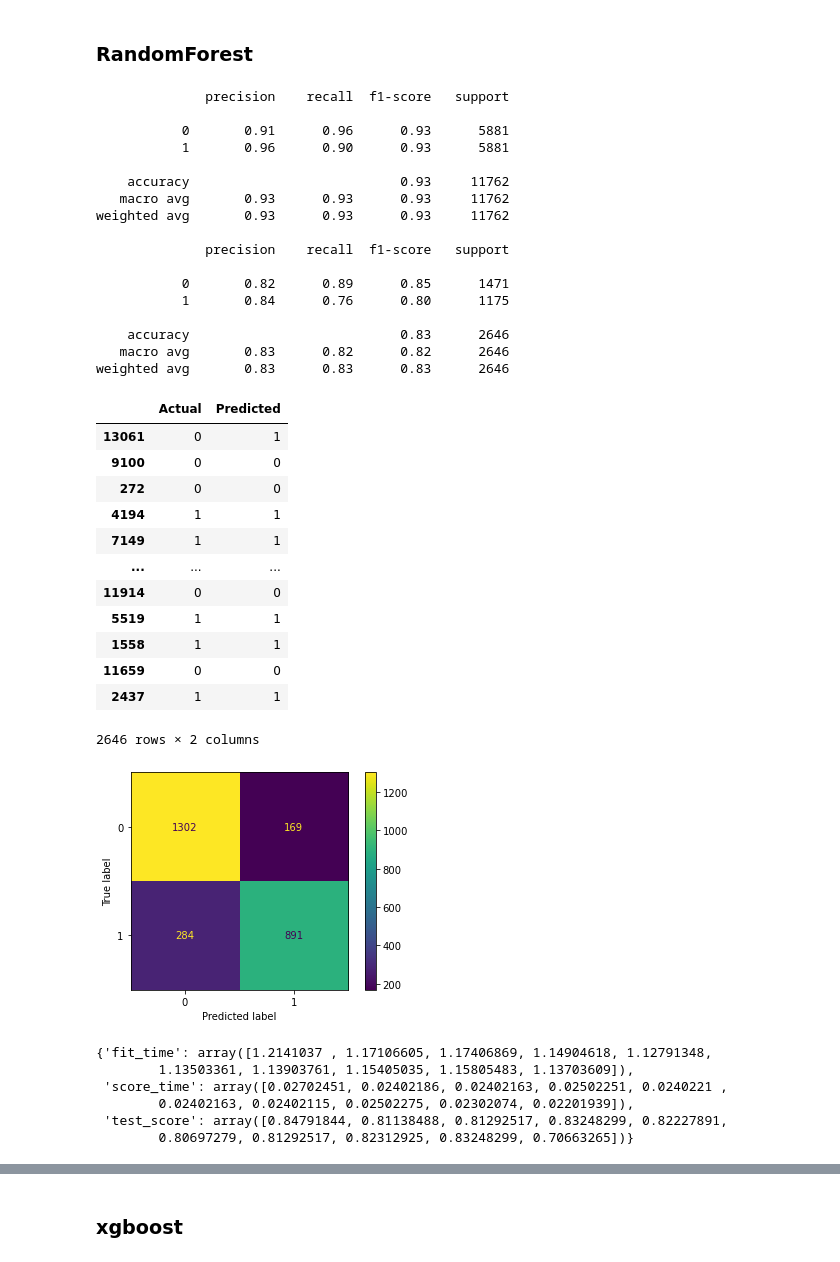
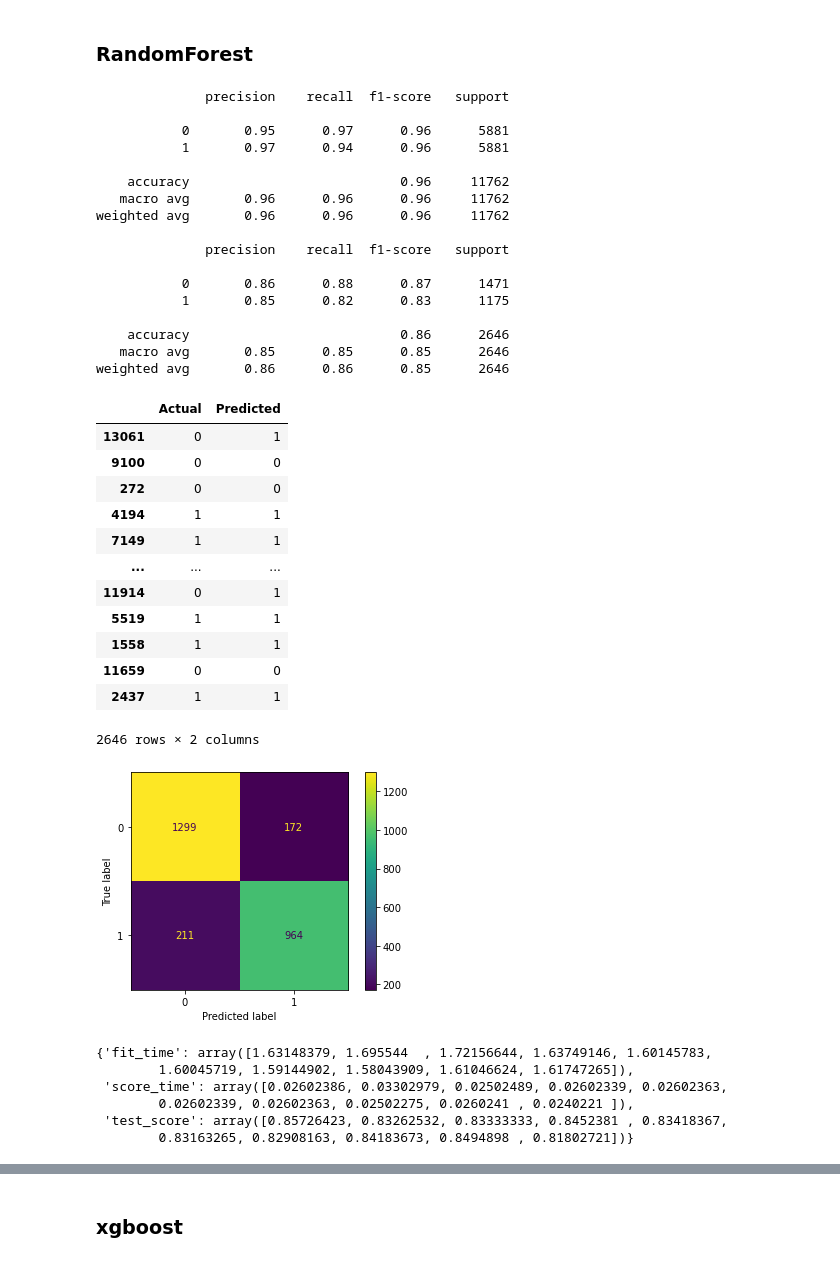
Before and after one commit to Yousef-Nasr/Zomato-Classification, a Jupyter notebook: notebooks/trainModelClassification.ipynb, the cells around one changed output, grey strips where cells are left out. Cells and saved outputs as stored; diff of their text form; code cells hidden in the pictures.

```diff
--- a/notebooks/trainModelClassification.ipynb
+++ b/notebooks/trainModelClassification.ipynb
@@ -22,4 +22,7 @@ df
 13227 rows × 199 columns
+# %%
+df['online_order'] = df['online_order'].apply(lambda x: 1 if x == 'Yes' else 0)
+df['book_table'] = df['book_table'].apply(lambda x: 1 if x == 'Yes' else 0)
 # %%
 x = df.drop(['rate', 'url'], axis=1)
 y = df['rate']
@@ -33,7 +36,7 @@ from sklearn.preprocessing import OneHotEncoder
 ohe = OneHotEncoder(drop='first')
 cat_data = ohe.fit_transform(x[cat]).toarray()
 # %%
-x = pd.concat([x[numeric], pd.DataFrame(cat_data, columns=ohe.get_feature_names(cat))], axis=1)
+x = pd.concat([x[numeric], pd.DataFrame(cat_data, columns=ohe.get_feature_names_out(cat))], axis=1)
 # %%
 from sklearn.model_selection import train_test_split
 
@@ -106,41 +109,41 @@ weighted avg       0.83      0.83      0.83      2646
 # %%
 from sklearn.ensemble import RandomForestClassifier
 #rf = RandomForestClassifier(max_depth=15, random_state=42, n_estimators=100,min_samples_leaf=4, min_samples_split=2, max_features='sqrt')
-rf = RandomForestClassifier( random_state=42, n_estimators=100, max_depth=25, min_samples_leaf=1, max_features='log2', bootstrap=True)
+rf = RandomForestClassifier( random_state=42, n_estimators=100, max_depth=25, min_samples_leaf=1)
 #rf = RandomForestClassifier()
 rf.fit(x_train_scaled,y_train)
 y_pred_rf = rf.predict(x_test_scaled)
 print(classification_report(y_train, rf.predict(x_train_scaled)))
 print(classification_report(y_test, y_pred_rf))
 plot_confusion_matrix(rf, x_test_scaled, y_test)
 rf_dataframe = pd.DataFrame({'Actual': y_test, 'Predicted': y_pred_rf})
 rf_dataframe
 # %% [output]
               precision    recall  f1-score   support
 
-           0       0.91      0.96      0.93      5881
-           1       0.96      0.90      0.93      5881
+           0       0.95      0.97      0.96      5881
+           1       0.97      0.94      0.96      5881
 
-    accuracy                           0.93     11762
-   macro avg       0.93      0.93      0.93     11762
-weighted avg       0.93      0.93      0.93     11762
+    accuracy                           0.96     11762
+   macro avg       0.96      0.96      0.96     11762
+weighted avg       0.96      0.96      0.96     11762
 
               precision    recall  f1-score   support
 
-           0       0.82      0.89      0.85      1471
-           1       0.84      0.76      0.80      1175
+           0       0.86      0.88      0.87      1471
+           1       0.85      0.82      0.83      1175
 
-    accuracy                           0.83      2646
-   macro avg       0.83      0.82      0.82      2646
-weighted avg       0.83      0.83      0.83      2646
+    accuracy                           0.86      2646
+   macro avg       0.85      0.85      0.85      2646
+weighted avg       0.86      0.86      0.85      2646
 |  | Actual | Predicted |
 | 13061 | 0 | 1 |
 | 9100 | 0 | 0 |
 | 272 | 0 | 0 |
 | 4194 | 1 | 1 |
 | 7149 | 1 | 1 |
 | ... | ... | ... |
-| 11914 | 0 | 0 |
+| 11914 | 0 | 1 |
 | 5519 | 1 | 1 |
 | 1558 | 1 | 1 |
 | 11659 | 0 | 0 |
@@ -153,12 +156,12 @@ kfold = KFold(n_splits=10)
 scores = cross_validate(rf,x_train_scaled,y_train,cv=kfold)
 scores
 # %% [output]
-{'fit_time': array([1.2141037 , 1.17106605, 1.17406869, 1.14904618, 1.12791348,
-        1.13503361, 1.13903761, 1.15405035, 1.15805483, 1.13703609]),
- 'score_time': array([0.02702451, 0.02402186, 0.02402163, 0.02502251, 0.0240221 ,
-        0.02402163, 0.02402115, 0.02502275, 0.02302074, 0.02201939]),
- 'test_score': array([0.84791844, 0.81138488, 0.81292517, 0.83248299, 0.82227891,
-        0.80697279, 0.81292517, 0.82312925, 0.83248299, 0.70663265])}
+{'fit_time': array([1.63148379, 1.695544  , 1.72156644, 1.63749146, 1.60145783,
+        1.60045719, 1.59144902, 1.58043909, 1.61046624, 1.61747265]),
+ 'score_time': array([0.02602386, 0.03302979, 0.02502489, 0.02602339, 0.02602363,
+        0.02602339, 0.02602363, 0.02502275, 0.0260241 , 0.0240221 ]),
+ 'test_score': array([0.85726423, 0.83262532, 0.83333333, 0.8452381 , 0.83418367,
+        0.83163265, 0.82908163, 0.84183673, 0.8494898 , 0.81802721])}
 # %%
 scores['test_score'].mean()
 # %% [output]
```
Also changed, not shown: parts of 14 cells of this notebook, 3 other files.
